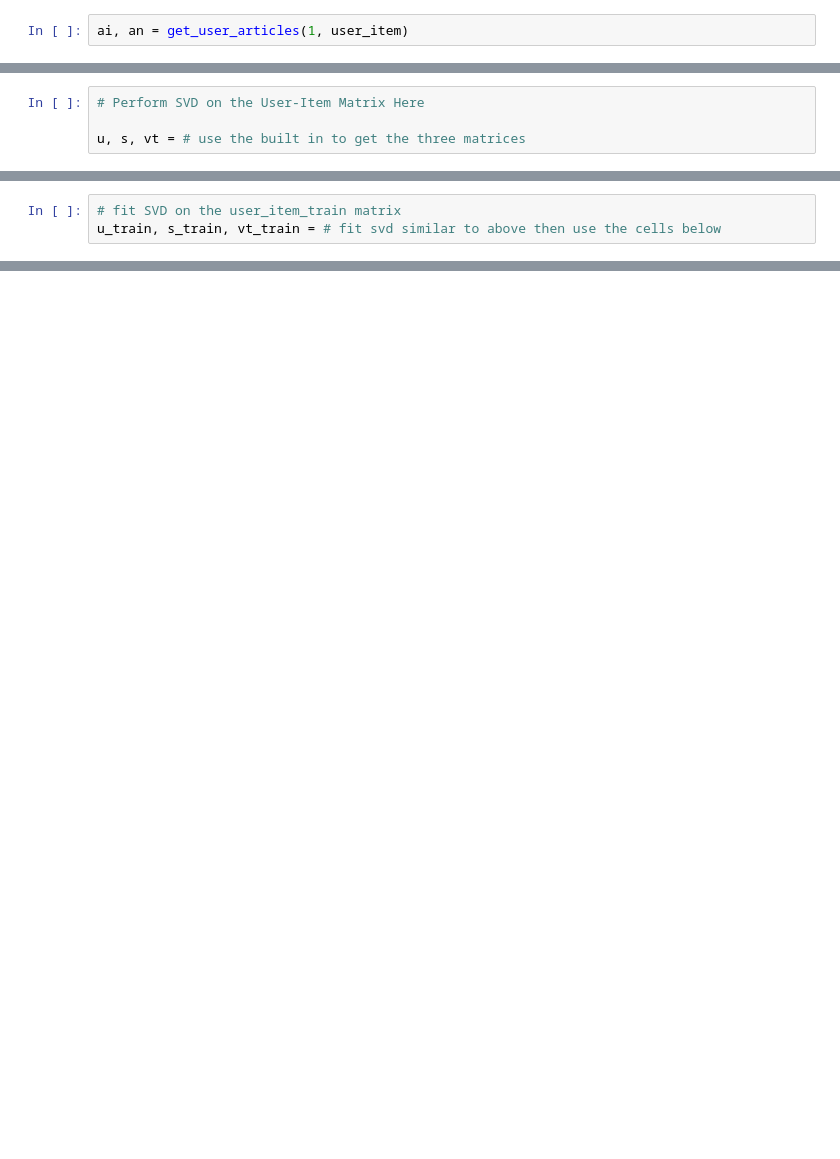
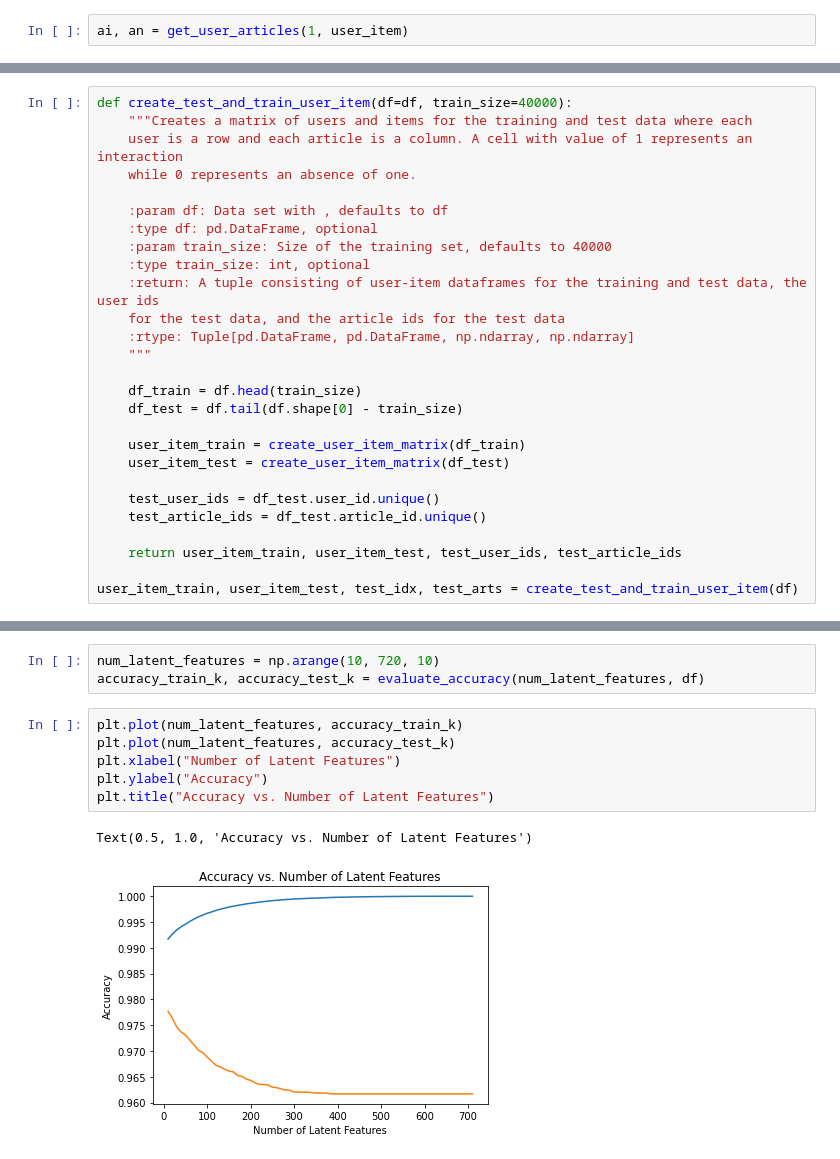
Before and after one commit to sunnykan/ibm-recommendations, a Jupyter notebook: scratch/notebooks/Recommendations_with_IBM.ipynb, the cells around one changed output, grey strips where cells are left out. Cells and saved outputs as stored; diff of their text form; blank space fills up the shorter version.

```diff
--- a/scratch/notebooks/Recommendations_with_IBM.ipynb
+++ b/scratch/notebooks/Recommendations_with_IBM.ipynb
@@ -880,4 +381,0 @@ user_item_matrix.head()
-# %%
-# Perform SVD on the User-Item Matrix Here
-
-u, s, vt = # use the built in to get the three matrices
@@ -964,3 +381,0 @@ Use the cells below to explore how well SVD works towards making predictions for
-# %%
-# fit SVD on the user_item_train matrix
-u_train, s_train, vt_train = # fit svd similar to above then use the cells below
@@ -996,0 +552,27 @@ call(['python', '-m', 'nbconvert', 'Recommendations_with_IBM.ipynb'])
+# %%
+def create_test_and_train_user_item(df=df, train_size=40000):
+    """Creates a matrix of users and items for the training and test data where each
+    user is a row and each article is a column. A cell with value of 1 represents an interaction
+    while 0 represents an absence of one.
+
+    :param df: Data set with , defaults to df
+    :type df: pd.DataFrame, optional
+    :param train_size: Size of the training set, defaults to 40000
+    :type train_size: int, optional
+    :return: A tuple consisting of user-item dataframes for the training and test data, the user ids
+    for the test data, and the article ids for the test data
+    :rtype: Tuple[pd.DataFrame, pd.DataFrame, np.ndarray, np.ndarray]
+    """
+
+    df_train = df.head(train_size)
+    df_test = df.tail(df.shape[0] - train_size)
+
+    user_item_train = create_user_item_matrix(df_train)
+    user_item_test = create_user_item_matrix(df_test)
+
+    test_user_ids = df_test.user_id.unique()
+    test_article_ids = df_test.article_id.unique()
+
+    return user_item_train, user_item_test, test_user_ids, test_article_ids
+
+user_item_train, user_item_test, test_idx, test_arts = create_test_and_train_user_item(df)
@@ -996,0 +655,12 @@ call(['python', '-m', 'nbconvert', 'Recommendations_with_IBM.ipynb'])
+# %%
+num_latent_features = np.arange(10, 720, 10)
+accuracy_train_k, accuracy_test_k = evaluate_accuracy(num_latent_features, df)
+# %%
+plt.plot(num_latent_features, accuracy_train_k)
+plt.plot(num_latent_features, accuracy_test_k)
+plt.xlabel("Number of Latent Features")
+plt.ylabel("Accuracy")
+plt.title("Accuracy vs. Number of Latent Features")
+# %% [output]
+Text(0.5, 1.0, 'Accuracy vs. Number of Latent Features')
+[figure, added]
```
Also changed, not shown: parts of 141 cells of this notebook, 9 other files.
